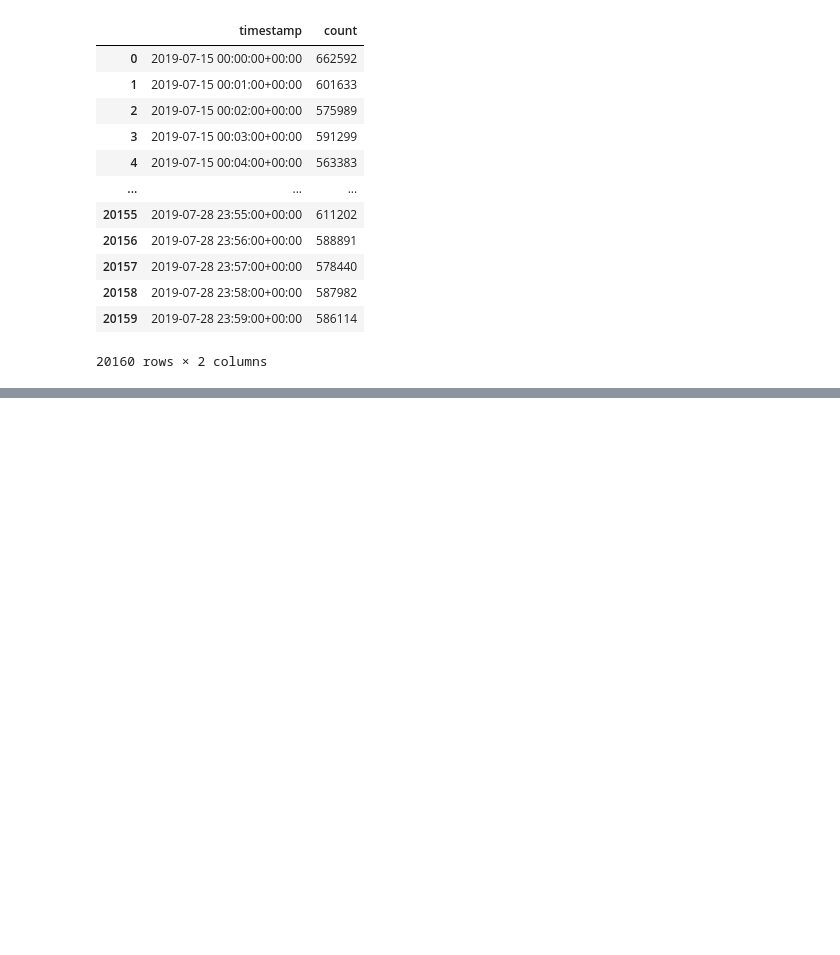
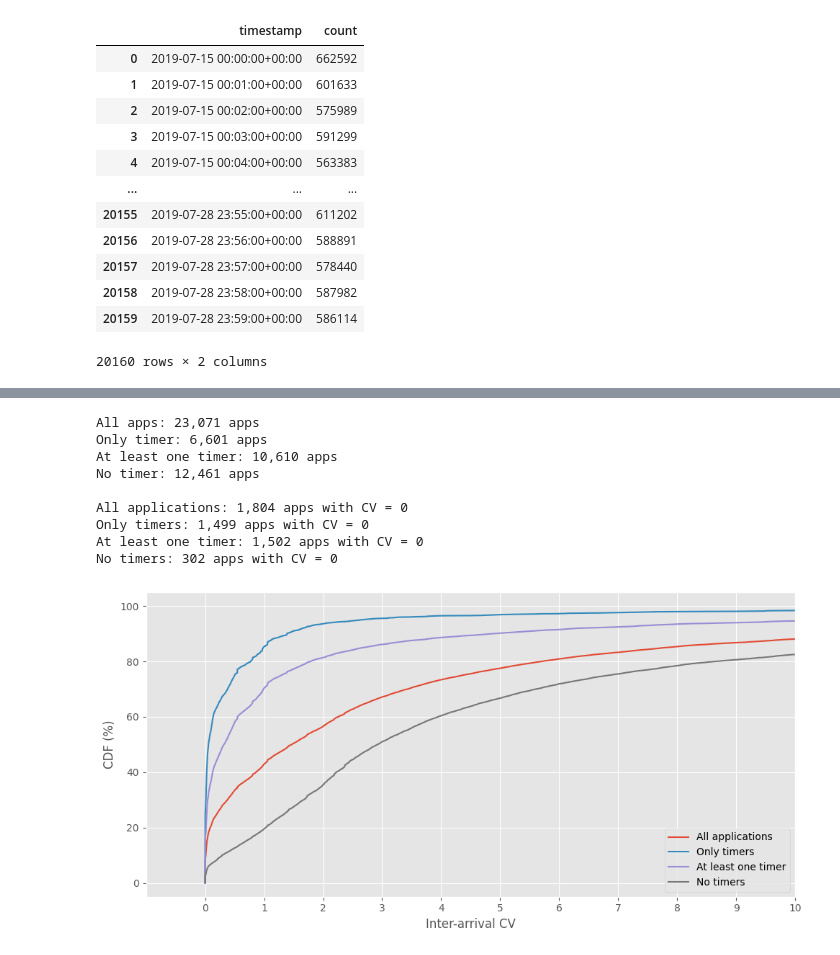
Before and after one commit to Joveful/thesis, a Jupyter notebook: az19.ipynb, the cells around one changed output, grey strips where cells are left out. Saved outputs shown, nothing was run; the diff lists cells and outputs as text; code cells hidden in the pictures; blank space fills up the shorter version.

```diff
--- a/az19.ipynb
+++ b/az19.ipynb
@@ -118,0 +342,51 @@ def load_function_invocations(
+# %%
+def filter_cv(label: str, predicate) -> pd.Series:
+    series = cv_by_app[[k for k in cv_by_app.index if predicate(app_triggers[k])]]
+    print(f"{label}: {len(series):,} apps")
+    return series
+
+
+cv_all = cv_by_app
+print(f"All apps: {len(cv_all):,} apps")
+cv_only_timer = filter_cv("Only timer", lambda triggers: triggers == {"timer"})
+cv_any_timer = filter_cv("At least one timer", lambda triggers: "timer" in triggers)
+cv_no_timer = filter_cv("No timer", lambda triggers: "timer" not in triggers)
+
+fig, ax = plt.subplots(figsize=(10, 5))
+plot_specs = [
+    (cv_all, "All applications"),
+    (cv_only_timer, "Only timers"),
+    (cv_any_timer, "At least one timer"),
+    (cv_no_timer, "No timers"),
+]
+
+print()
+for series, label in plot_specs:
+    n_zero = (series == 0).sum()
+    print(f"{label}: {n_zero:,} apps with CV = 0")
+
+for series, label in plot_specs:
+    vals, pct = get_cdf(series)
+    ax.plot(vals, pct, label=label)
+
+#ax.set_xscale("log")
+ax.set_xlim(-1, 10)
+ax.set_xticks([0, 1, 2, 3, 4, 5, 6, 7, 8, 9, 10])
+ax.set_xlabel("Inter-arrival CV")
+ax.set_ylabel("CDF (%)")
+#ax.set_title("Azure Functions 2019 — inter-arrival CV per app")
+ax.legend()
+ax.grid(visible=True, which="major")
+fig.tight_layout()
+plt.show()
+# %% [output]
+All apps: 23,071 apps
+Only timer: 6,601 apps
+At least one timer: 10,610 apps
+No timer: 12,461 apps
+
+All applications: 1,804 apps with CV = 0
+Only timers: 1,499 apps with CV = 0
+At least one timer: 1,502 apps with CV = 0
+No timers: 302 apps with CV = 0
+[figure, added]
```
Also changed, not shown: parts of 7 cells of this notebook.
